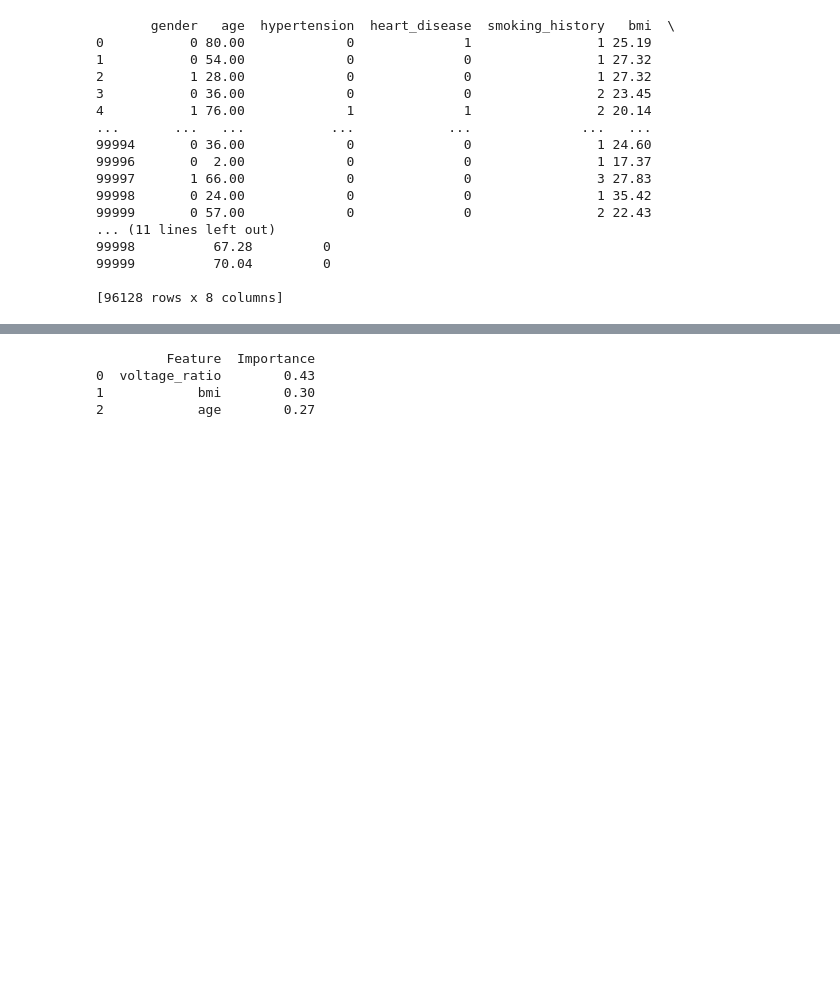
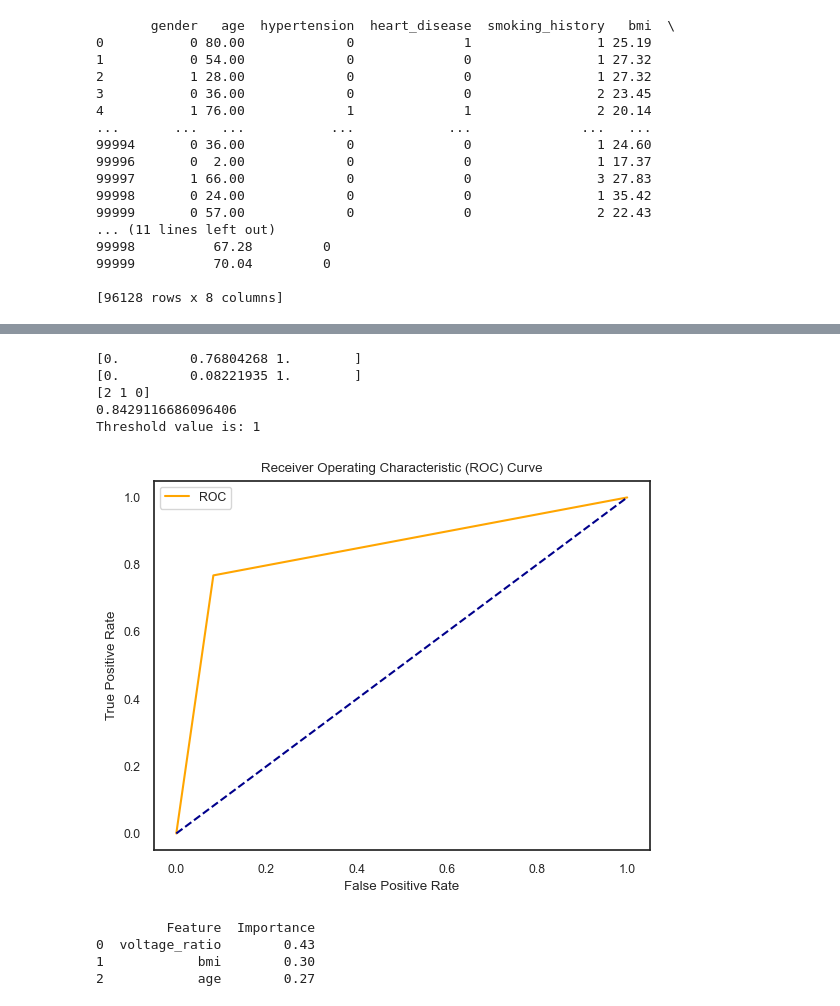
Before and after one commit to maalfarisi/Program, a Jupyter notebook: Klasifikasi Tanpa Hyperparameter.ipynb, the cells around one changed output, grey strips where cells are left out. Drawn from its saved outputs; the diff is of its cells as text; code cells hidden in the pictures; blank space fills up the shorter version.

```diff
--- a/Klasifikasi Tanpa Hyperparameter.ipynb
+++ b/Klasifikasi Tanpa Hyperparameter.ipynb
@@ -264,3 +284,32 @@ weighted avg       0.86      0.86      0.86     10518
+# %%
+def plot_roc_curve(fpr, tpr):
+    plt.plot(fpr, tpr, color='orange', label='ROC')
+    plt.plot([0, 1], [0, 1], color='darkblue', linestyle='--')
+    plt.xlabel('False Positive Rate')
+    plt.ylabel('True Positive Rate')
+    plt.title('Receiver Operating Characteristic (ROC) Curve')
+    plt.legend()
+    plt.show()
+
+y_true = np.array([0,0, 1, 1,1])
+y_scores = np.array([0.0,0.09, .05, .75,1])
+
+fpr, tpr, thresholds = roc_curve(y_test, y_pred)
+print(tpr)
+print(fpr)
+print(thresholds)
+print(roc_auc_score(y_test, y_pred))
+optimal_idx = np.argmax(tpr - fpr)
+optimal_threshold = thresholds[optimal_idx]
+print("Threshold value is:", optimal_threshold)
+plot_roc_curve(fpr, tpr)
+# %% [output]
+[0.         0.76804268 1.        ]
+[0.         0.08221935 1.        ]
+[2 1 0]
+0.8429116686096406
+Threshold value is: 1
+[figure, added]
 # %%
 # Then we add the numeric feature names
 feature_names = list(df_new[['voltage_ratio', 'bmi', 'age']])
```
Also changed, not shown: parts of 6 cells of this notebook.
